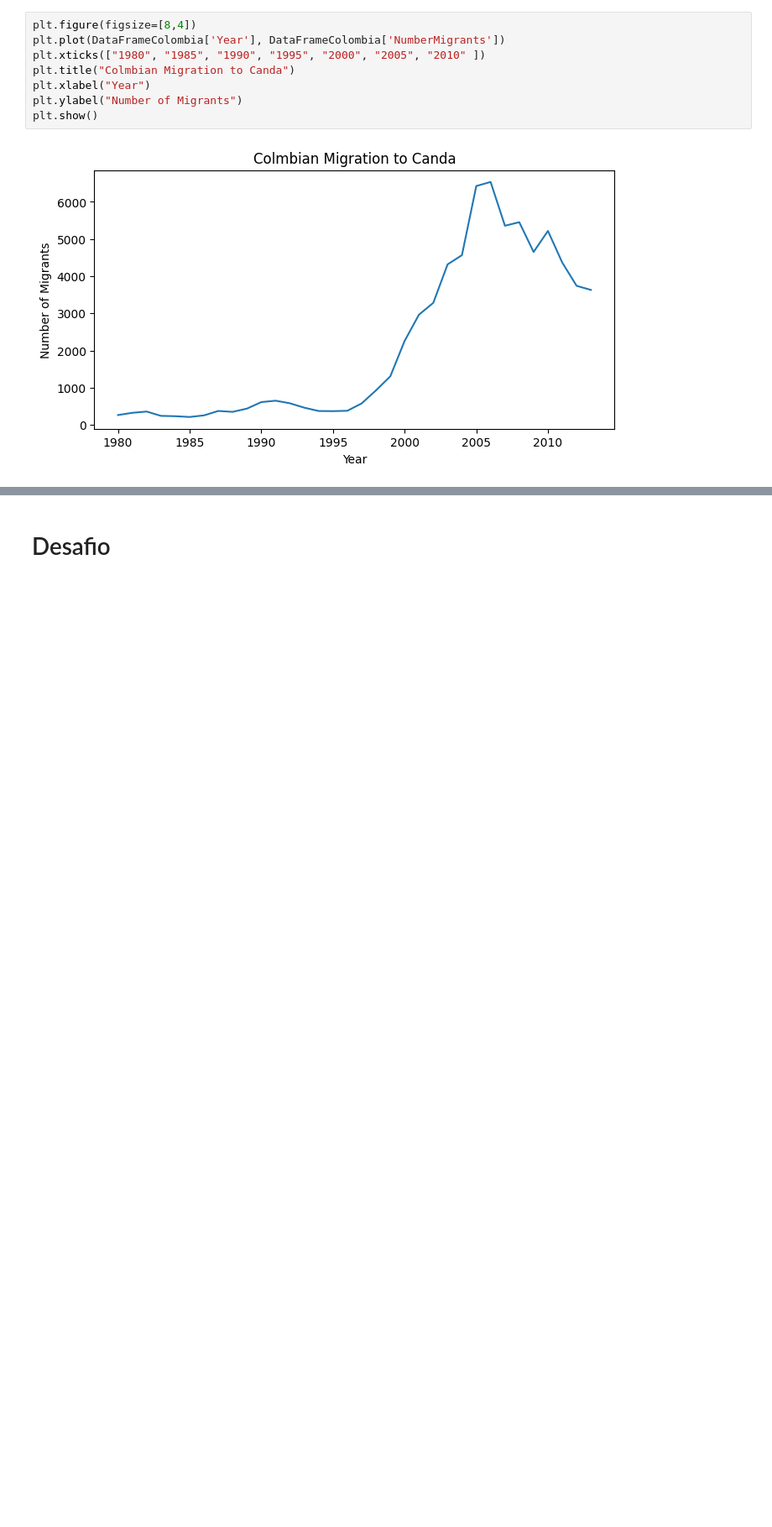
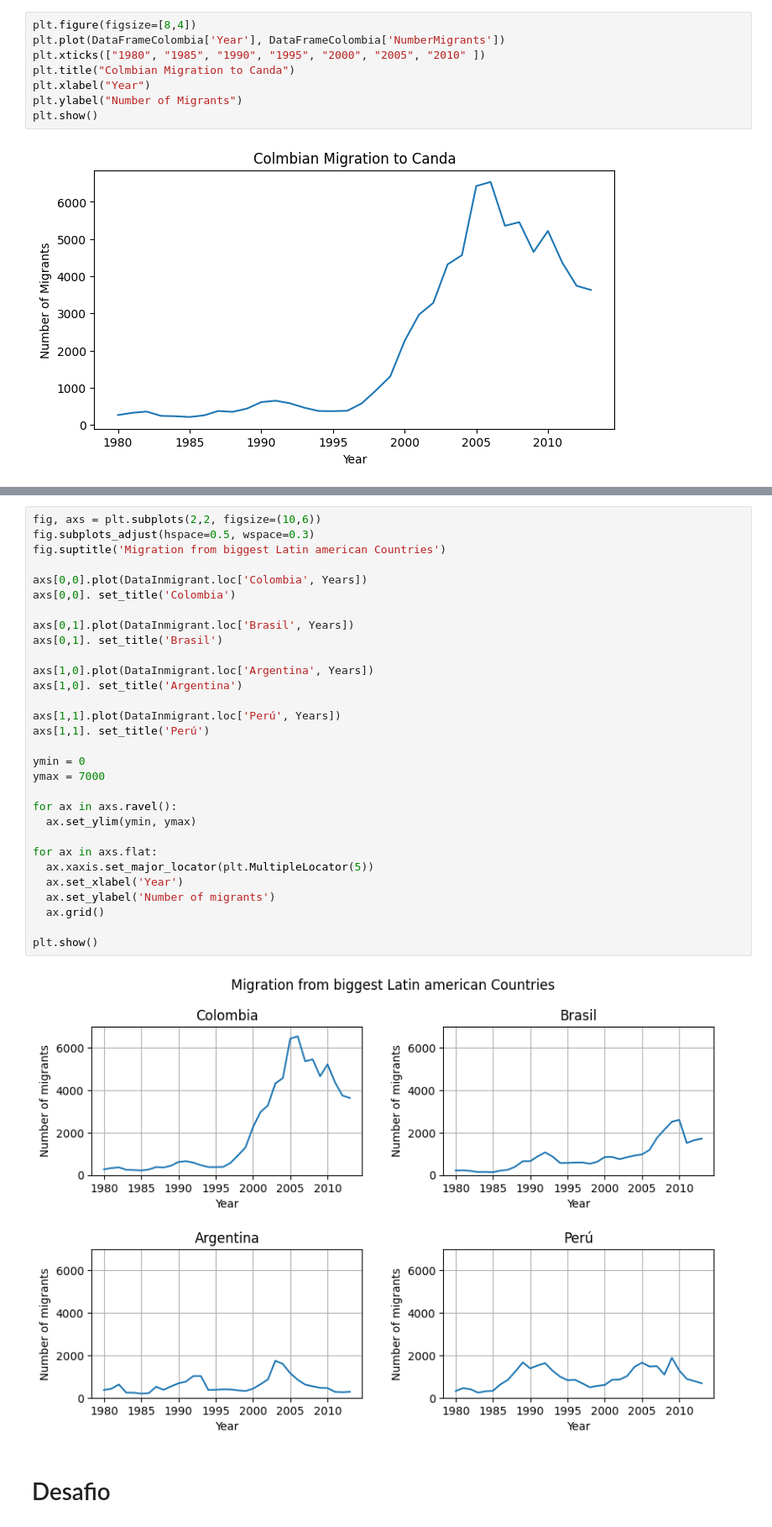
Before and after one commit to HJuliamPR/ColabPython, a Jupyter notebook: VisualizacionPython.ipynb, the cells around one changed output, grey strips where cells are left out. Shown at 84% size. Cells and saved outputs as stored; diff of their text form; blank space fills up the shorter version.

```diff
--- a/VisualizacionPython.ipynb
+++ b/VisualizacionPython.ipynb
@@ -77,3 +131,35 @@ SyntaxError: invalid syntax. Perhaps you forgot a comma? (ipython-input-31-27531
+# %%
+fig, axs = plt.subplots(2,2, figsize=(10,6))
+fig.subplots_adjust(hspace=0.5, wspace=0.3)
+fig.suptitle('Migration from biggest Latin american Countries')
+
+axs[0,0].plot(DataInmigrant.loc['Colombia', Years])
+axs[0,0]. set_title('Colombia')
+
+axs[0,1].plot(DataInmigrant.loc['Brasil', Years])
+axs[0,1]. set_title('Brasil')
+
+axs[1,0].plot(DataInmigrant.loc['Argentina', Years])
+axs[1,0]. set_title('Argentina')
+
+axs[1,1].plot(DataInmigrant.loc['Perú', Years])
+axs[1,1]. set_title('Perú')
+
+ymin = 0
+ymax = 7000
+
+for ax in axs.ravel():
+  ax.set_ylim(ymin, ymax)
+
+for ax in axs.flat:
+  ax.xaxis.set_major_locator(plt.MultipleLocator(5))
+  ax.set_xlabel('Year')
+  ax.set_ylabel('Number of migrants')
+  ax.grid()
+
+plt.show()
+# %% [output]
+[figure, added]
 # %% [markdown]
 # Desafio
 # %%
```
Also changed, not shown: parts of 9 cells of this notebook.
